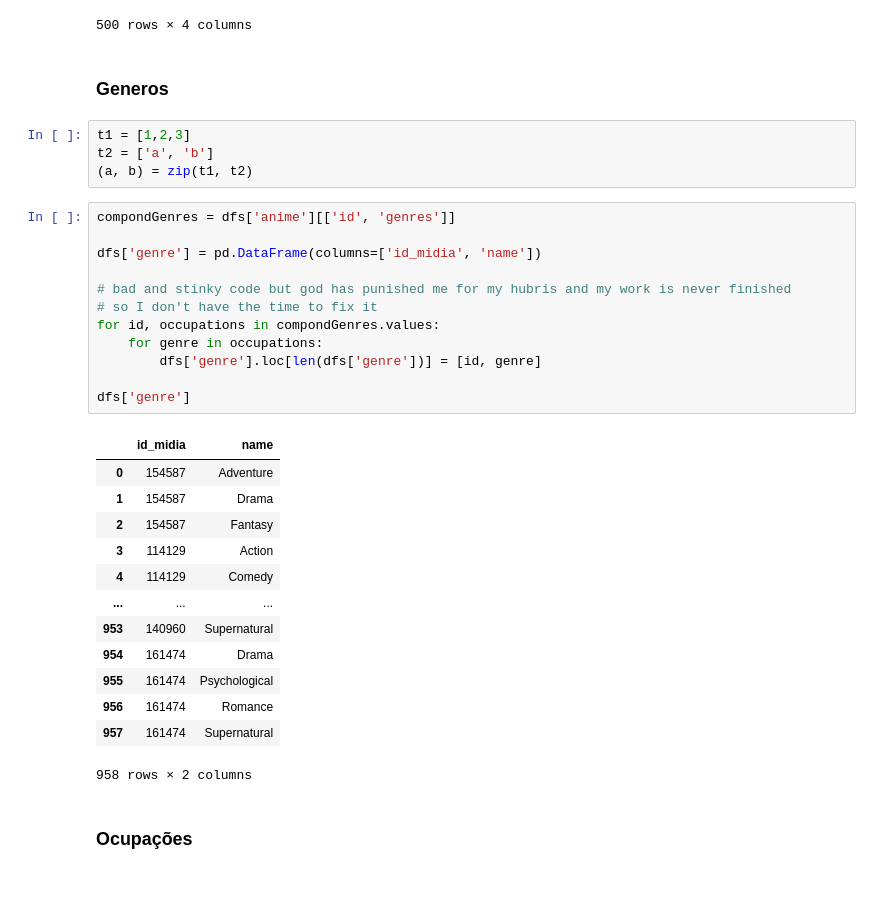
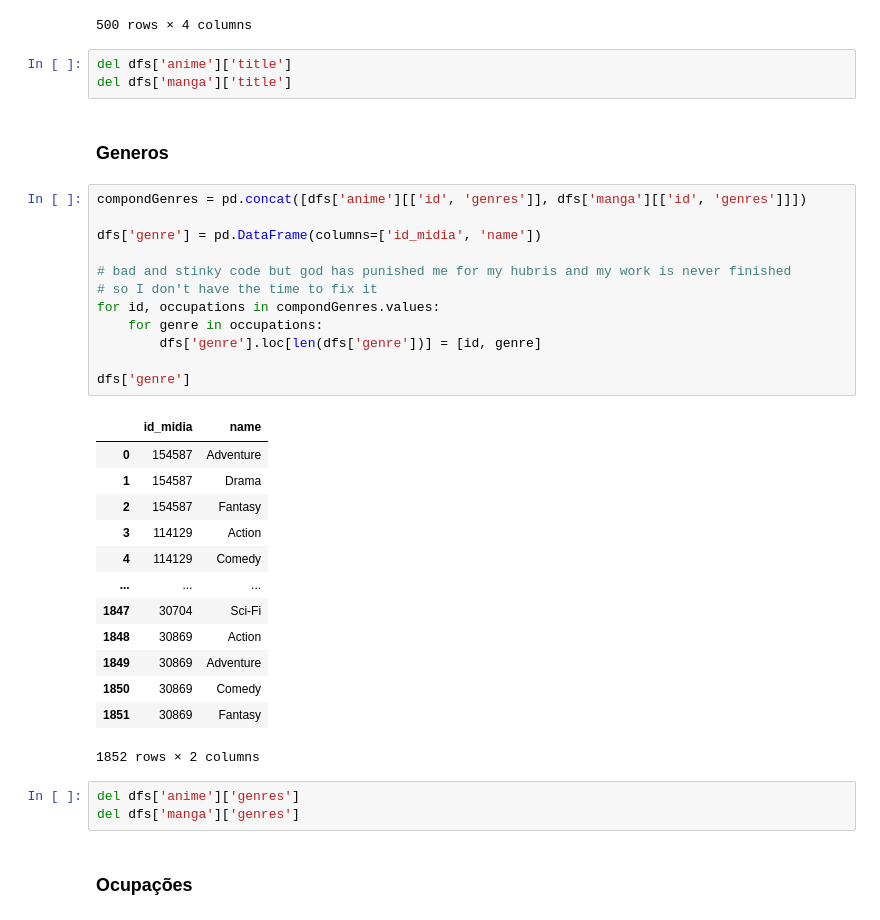
Before and after one commit to E-rhari/AniLista, a Jupyter notebook: requestApi.ipynb, the cells around one changed output. Drawn from its saved outputs; the diff is of its cells as text; blank space fills up the shorter version.

```diff
--- a/requestApi.ipynb
+++ b/requestApi.ipynb
@@ -394,38 +394,40 @@ dfs['title']
 | 248 | 140960 | Trigun Maximum | Trigun Maximum | トライガン・マキシマム |
 | 249 | 161474 | Konjiki no Gash!! | Zatch Bell! | 金色のガッシュ!! |
 500 rows × 4 columns
+# %%
+del dfs['anime']['title']
+del dfs['manga']['title']
 # %% [markdown]
 ### Generos
-# %%
-t1 = [1,2,3]
-t2 = ['a', 'b']
-(a, b) = zip(t1, t2)
 # %%
-compondGenres = dfs['anime'][['id', 'genres']]
+compondGenres = pd.concat([dfs['anime'][['id', 'genres']], dfs['manga'][['id', 'genres']]])
 
 dfs['genre'] = pd.DataFrame(columns=['id_midia', 'name'])
 
 # bad and stinky code but god has punished me for my hubris and my work is never finished
 # so I don't have the time to fix it
 for id, occupations in compondGenres.values:
     for genre in occupations:
         dfs['genre'].loc[len(dfs['genre'])] = [id, genre]
 
 dfs['genre']
 # %% [output]
 |  | id_midia | name |
 | 0 | 154587 | Adventure |
 | 1 | 154587 | Drama |
 | 2 | 154587 | Fantasy |
 | 3 | 114129 | Action |
 | 4 | 114129 | Comedy |
 | ... | ... | ... |
-| 953 | 140960 | Supernatural |
-| 954 | 161474 | Drama |
-| 955 | 161474 | Psychological |
-| 956 | 161474 | Romance |
-| 957 | 161474 | Supernatural |
+| 1847 | 30704 | Sci-Fi |
+| 1848 | 30869 | Action |
+| 1849 | 30869 | Adventure |
+| 1850 | 30869 | Comedy |
+| 1851 | 30869 | Fantasy |
-958 rows × 2 columns
+1852 rows × 2 columns
+# %%
+del dfs['anime']['genres']
+del dfs['manga']['genres']
 # %% [markdown]
 ### Ocupações
 # %%
```
Also changed, not shown: parts of 22 cells of this notebook.
